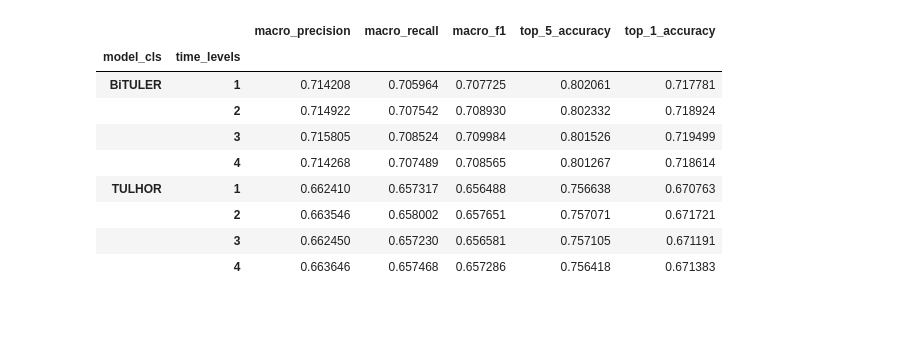
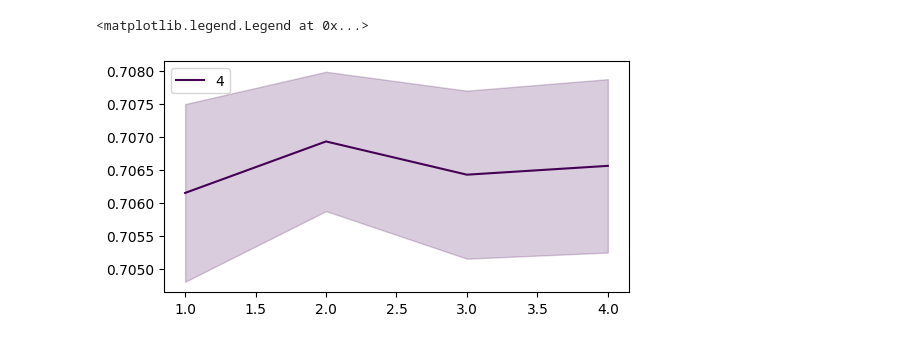
Before and after one commit to lucasczz/MiLES, a Jupyter notebook: notebooks/time_embed.ipynb, the cells around one changed output. Drawn from its saved outputs; the diff is of its cells as text; code cells hidden in the pictures; blank space fills up the shorter version.

```diff
--- a/notebooks/time_embed.ipynb
+++ b/notebooks/time_embed.ipynb
@@ -41,4 +22,3 @@ array([0.5   , 0.25  , 0.125 , 0.0625])
 # %%
-df = pd.read_json("../reports/check_concat.jsonl", lines=True)
+df = pd.read_json("../reports/time_grid_new.jsonl", lines=True)
 get_metrics(df, metrics)
-df[hparams+["discretization_rows", "grow_factor"]+metrics].tail(10)
@@ -58,14 +24,0 @@ get_metrics(dft, metrics)
-# %%
-dfm=dft.groupby(['model_cls', 'time_levels'])[metrics].mean()
-dfm
-# %% [output]
-|  |  | macro_precision | macro_recall | macro_f1 | top_5_accuracy | top_1_accuracy |
-| model_cls | time_levels |  |  |  |  |  |
-| BiTULER | 1 | 0.714208 | 0.705964 | 0.707725 | 0.802061 | 0.717781 |
-|  | 2 | 0.714922 | 0.707542 | 0.708930 | 0.802332 | 0.718924 |
-|  | 3 | 0.715805 | 0.708524 | 0.709984 | 0.801526 | 0.719499 |
-|  | 4 | 0.714268 | 0.707489 | 0.708565 | 0.801267 | 0.718614 |
-| TULHOR | 1 | 0.662410 | 0.657317 | 0.656488 | 0.756638 | 0.670763 |
-|  | 2 | 0.663546 | 0.658002 | 0.657651 | 0.757071 | 0.671721 |
-|  | 3 | 0.662450 | 0.657230 | 0.656581 | 0.757105 | 0.671191 |
-|  | 4 | 0.663646 | 0.657468 | 0.657286 | 0.756418 | 0.671383 |
@@ -71,0 +27,24 @@ dfm
+# %%
+metric = "macro_f1"
+model = "BiTULER"
+dfm = df[(df["model_cls"] == model) & (df["loc_levels"] == 4)]
+dfm = (
+    dfm.groupby(["loc_levels", "time_levels", "model_cls"])[metric]
+    .agg(["mean", "std"])
+    .reset_index()
+)
+cmap = plt.get_cmap("viridis", 2)
+colors = cmap(range(2))
+fig, ax = plt.subplots(figsize=(6, 3))
+
+for idx, (loc_level, df_line) in enumerate(dfm.groupby("loc_levels")):
+    x = df_line["time_levels"]
+    y = df_line["mean"]
+    err = df_line["std"]
+    color = colors[idx]
+    ax.plot(x, y, label=loc_level, color=color)
+    ax.fill_between(x, y - err, y + err, alpha=0.2, color=color)
+ax.legend()
+# %% [output]
+<matplotlib.legend.Legend at 0x...>
+[figure, added]
```
Also changed, not shown: parts of 7 cells of this notebook, 21 other files.
